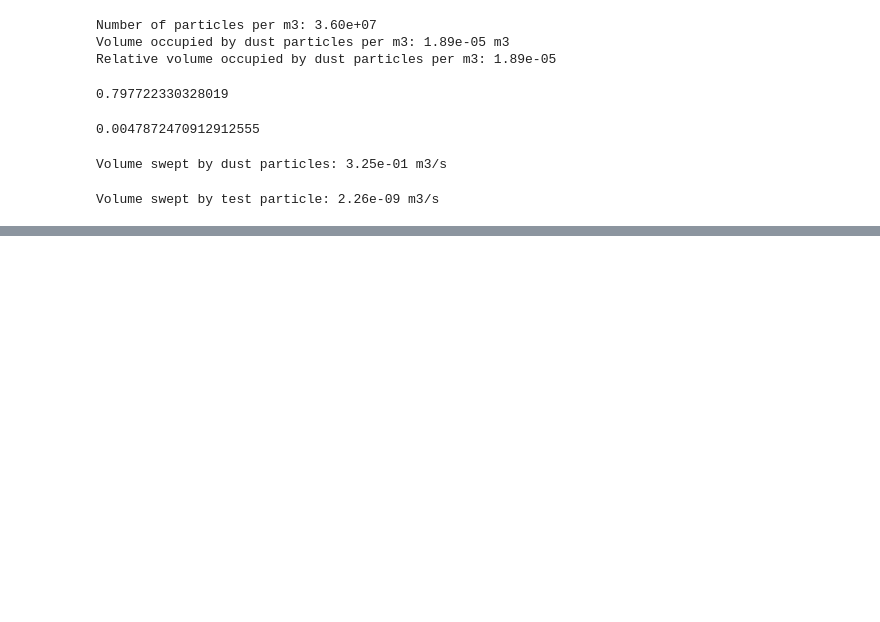
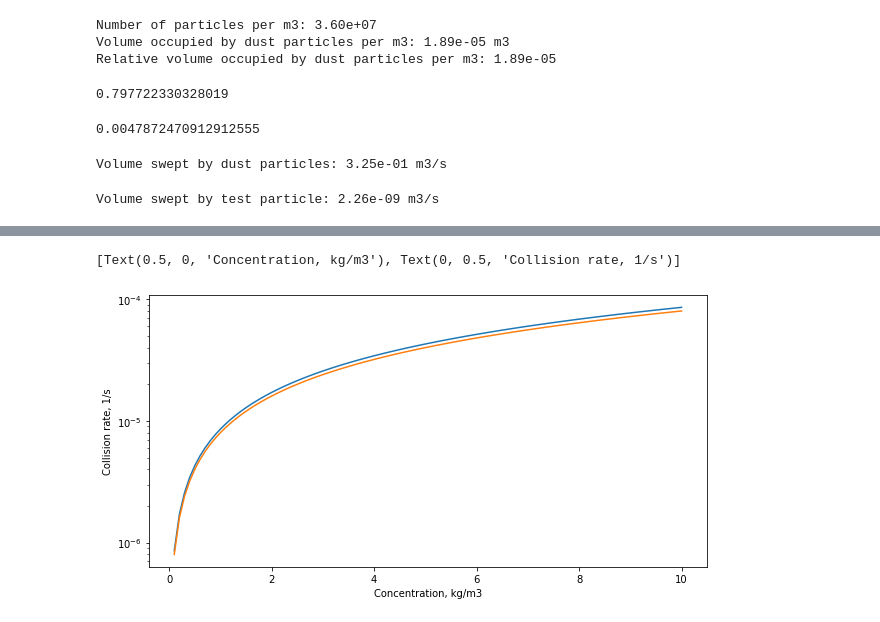
Before and after one commit to 465b/oceantracker, a Jupyter notebook: experiments/collapse/2023-v04/depth_losses_experimentation.ipynb, the cells around one changed output, grey strips where cells are left out. Drawn from its saved outputs; the diff is of its cells as text; code cells hidden in the pictures; blank space fills up the shorter version.

Commit message:
first running proper multicollision model

```diff
--- a/experiments/collapse/2023-v04/depth_losses_experimentation.ipynb
+++ b/experiments/collapse/2023-v04/depth_losses_experimentation.ipynb
@@ -267,0 +544,2 @@ Volume swept by test particle: 2.26e-09 m3/s
+# %%
+test_partile = {'radius': 1e-4, 'density': 1000}
@@ -267,0 +579,20 @@ Volume swept by test particle: 2.26e-09 m3/s
+# %%
+df = nc.Dataset('/scratch/local1/hzg2/schout_1.nc')
+particle_class = 'very_fine_silt'
+kg_per_liter = df.variables[f'spm_{particle_class}'][:].mean()
+kg_per_m3 = kg_per_liter * 1000
+# %%
+def calc_burd_collision_kernel(radius_i, radius_j, shear_gradient = 0.1):
+    """
+    Calculate the collision kernel based on Adrians Burd model.
+
+    Parameters:
+    radius_i (float): The radius of particle i.
+    radius_j (float): The radius of particle j.
+    shear_gradient (float): The shear gradient of the fluid.
+
+    Returns:
+    float: The collision kernel.
+    """
+
+    return (4/3) * shear_gradient * (radius_i + radius_j)**3
@@ -267,0 +692,5 @@ Volume swept by test particle: 2.26e-09 m3/s
+# %%
+concentrations = np.linspace(0.1, 10, 100)
+
+collision_rates_current = [collision_rate_current_implementation(i, test_partile, particle_class = 'very_fine_silt') for i in concentrations]
+collision_rates_burd = [calc_burd_collision_rate(i, test_partile, particle_class = 'very_fine_silt', shear_gradient = 0.1) for i in concentrations]
@@ -267,0 +715,15 @@ Volume swept by test particle: 2.26e-09 m3/s
+# %%
+# plot both rates
+fig, ax = plt.subplots(figsize=(10, 5))
+
+ax.plot(concentrations, np.array(collision_rates_current)*5e-4, label='Current implementation')
+ax.plot(concentrations, collision_rates_burd, label='Burd model')
+
+
+# logscale
+ax.set_yscale('log')
+
+ax.set(xlabel='Concentration, kg/m3', ylabel='Collision rate, 1/s')
+# %% [output]
+[Text(0.5, 0, 'Concentration, kg/m3'), Text(0, 0.5, 'Collision rate, 1/s')]
+[figure, added]
```
Also changed, not shown: parts of 58 cells of this notebook, 9 other files.
